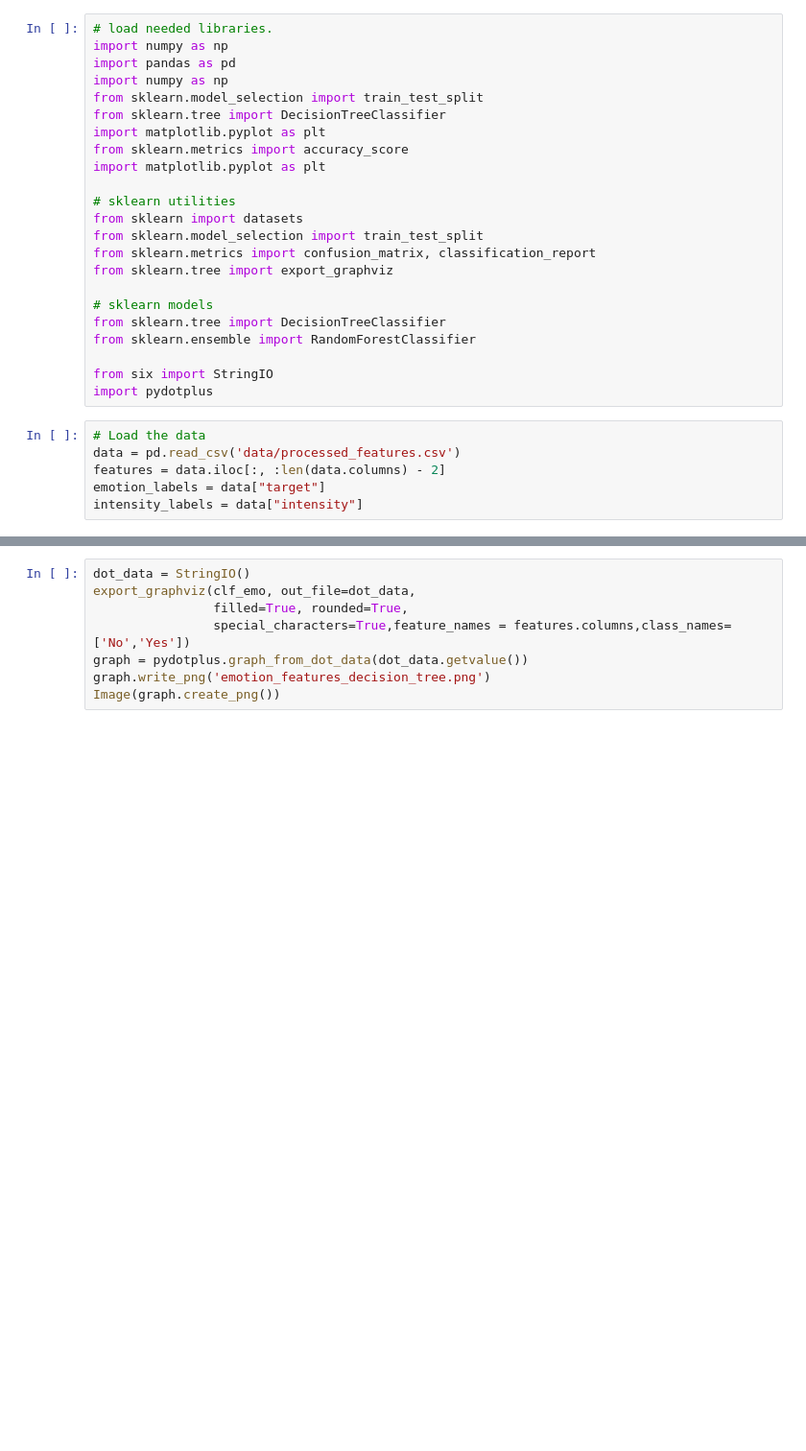
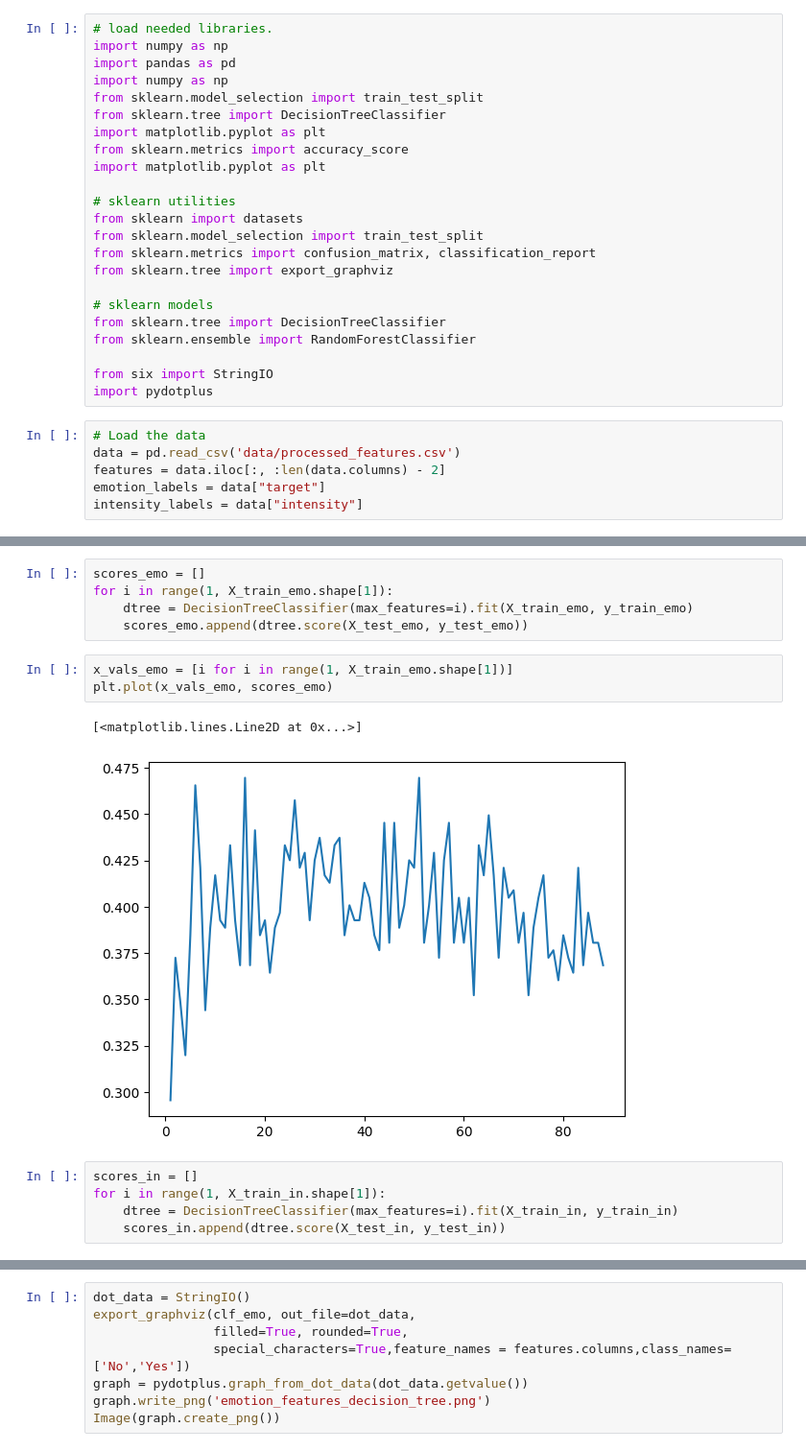
Before and after one commit to njblanch/CS3540-Final-Project, a Jupyter notebook: feature_selection.ipynb, the cells around one changed output, grey strips where cells are left out. Shown at 96% size. Cells and saved outputs as stored; diff of their text form; blank space fills up the shorter version.

Commit message:
Added decision tree test for max number of features

```diff
--- a/feature_selection.ipynb
+++ b/feature_selection.ipynb
@@ -74,0 +77,16 @@ Accuracy: 0.3643724696356275
+# %%
+scores_emo = []
+for i in range(1, X_train_emo.shape[1]):
+    dtree = DecisionTreeClassifier(max_features=i).fit(X_train_emo, y_train_emo)
+    scores_emo.append(dtree.score(X_test_emo, y_test_emo))
+# %%
+x_vals_emo = [i for i in range(1, X_train_emo.shape[1])]
+plt.plot(x_vals_emo, scores_emo)
+# %% [output]
+[<matplotlib.lines.Line2D at 0x...>]
+[figure, added]
+# %%
+scores_in = []
+for i in range(1, X_train_in.shape[1]):
+    dtree = DecisionTreeClassifier(max_features=i).fit(X_train_in, y_train_in)
+    scores_in.append(dtree.score(X_test_in, y_test_in))
```
Also changed, not shown: parts of 2 cells of this notebook.
